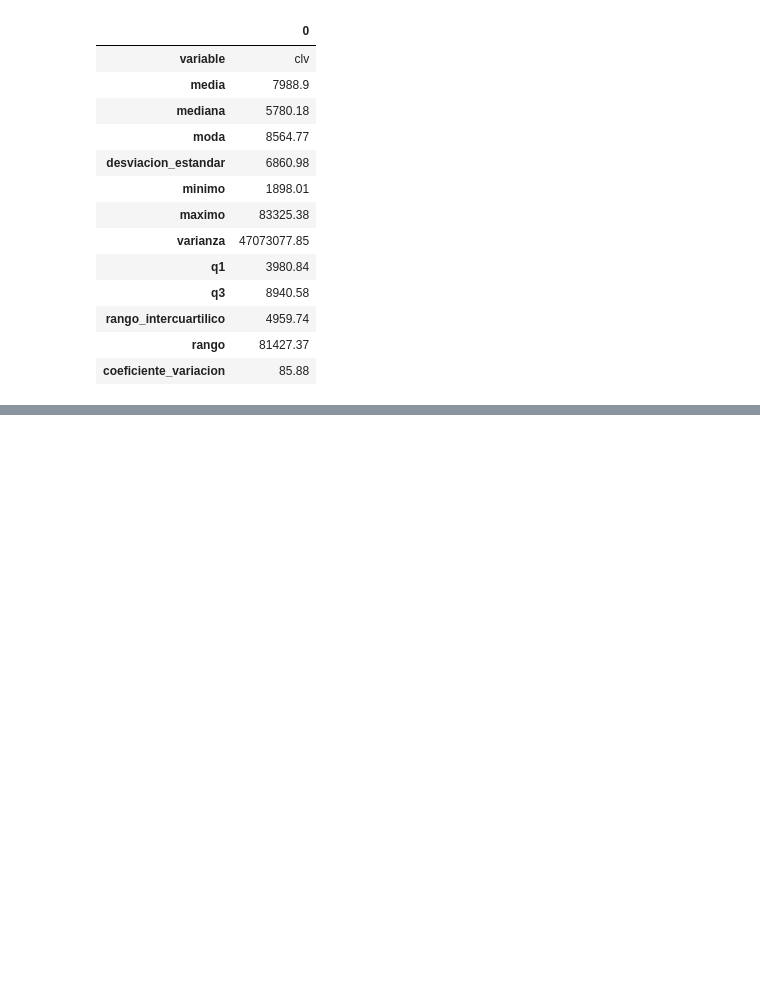
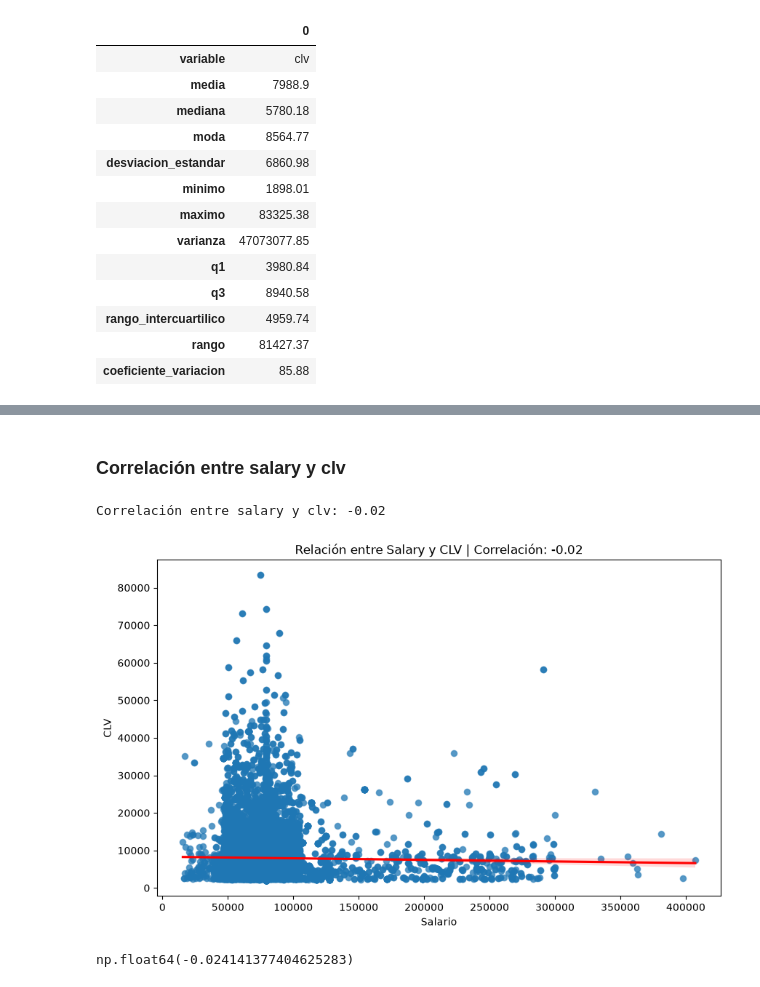
Before and after one commit to Adalab/bda-modulo-3-evaluacion-final-beatrizsjj, a Jupyter notebook: Analisis.ipynb, the cells around one changed output, grey strips where cells are left out. Cells and saved outputs as stored; diff of their text form; code cells hidden in the pictures; blank space fills up the shorter version.

```diff
--- a/Analisis.ipynb
+++ b/Analisis.ipynb
@@ -296,0 +445,39 @@ resumen_variable(df_clientes, 'clv')
+# %% [markdown]
+### Correlación entre salary y clv
+# %%
+# Nos quedamos solo con salary y clv
+df_corr = df_clientes[["salary", "clv"]]
+
+# Calculamos correlación de Pearson
+correlacion = df_corr["salary"].corr(df_corr["clv"])
+
+print(f"Correlación entre salary y clv: {correlacion:.2f}")
+
+# Gráfico de dispersión
+plt.figure(figsize=(10, 6))
+
+sns.scatterplot(
+    data=df_corr,
+    x="salary",
+    y="clv",
+    alpha=0.5
+)
+sns.regplot(
+    data=df_corr,
+    x="salary",
+    y="clv",
+    scatter_kws={"alpha": 0.5},
+    line_kws={"color": "red"}
+)
+
+plt.title(f"Relación entre Salary y CLV | Correlación: {correlacion:.2f}")
+plt.xlabel("Salario")
+plt.ylabel("CLV")
+plt.show()
+# %% [output]
+Correlación entre salary y clv: -0.02
+[figure, added]
+# %%
+df_corr["salary"].corr(df_corr["clv"], method="spearman")
+# %% [output]
+np.float64(-0.024141377404625283)
```
Also changed, not shown: parts of 10 cells of this notebook, 3 other files.
